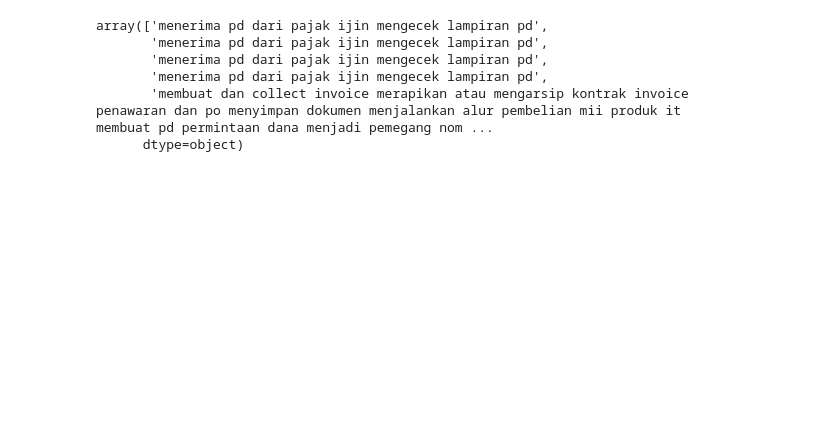
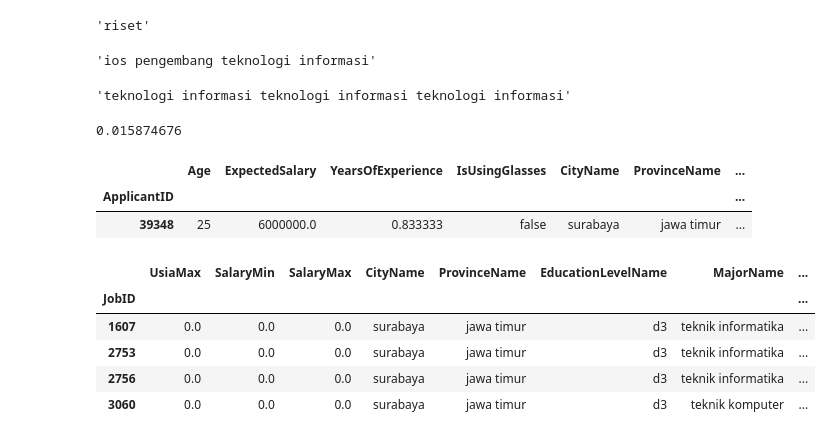
Before and after one commit to fn-hide/eris_job, a Jupyter notebook: gensim 2.ipynb, the cells around one changed output. Saved outputs shown, nothing was run; the diff lists cells and outputs as text; code cells hidden in the pictures; blank space fills up the shorter version.

```diff
--- a/gensim 2.ipynb
+++ b/gensim 2.ipynb
@@ -152,6 +155,10 @@ df_job.Description = df_job.Description.map(
     clean_text
 ).apply(
     lambda x: change_words(slangwords, x)
+).apply(
+    lambda x: change_words(englishwords, x)
+).apply(
+    lambda x: change_words(slangwords, x)
 ).map(
     stemmer.stem
 )
@@ -178,2 +206,21 @@ stemmer.stem('bertanggung jawab')
+# %%
+df_job.JobTitle = df_job.JobTitle.map(
+    remove_insideparentheses
+).map(
+    remove_standalonesymbols
+).map(
+    remove_morespace
+).apply(
+    lambda x: change_words(slangjobs, x)
+)
+df_job.FunctionPositionName = df_job.FunctionPositionName.map(
+    remove_insideparentheses
+).map(
+    remove_standalonesymbols
+).map(
+    remove_morespace
+).apply(
+    lambda x: change_words(slangjobs, x)
+)
 # %%
 corpus = list(set(' '.join([i for i in df_job.Description.values]).split()))
@@ -299,0 +385,19 @@ False
+# %%
+# concatenate JobTitle and FunctionPositionName to be textual feature together
+df_job.JobTitle = df_job.JobTitle.str.cat(
+    df_job.FunctionPositionName, sep=' '
+)
+df_job.rename(columns={'JobTitle': 'JobTitlePosition'}, inplace=True)
+df_job.drop(columns=['FunctionPositionName'], inplace=True)
+
+# concatenate Description and Requirement to be textual feature together
+df_job.Description = df_job.Description.str.cat(
+    df_job.Requirement, sep=' '
+)
+df_job.rename(columns={'Description': 'DescriptionRequirement'}, inplace=True)
+df_job.drop(columns=['Requirement'], inplace=True)
+
+df_job = df_job[~(df_job.DescriptionRequirement == ' ')]
+# %%
+df_job['Texts'] = df_job.JobTitlePosition + ' ' + df_job.DescriptionRequirement
+df_applicant['Texts'] = df_applicant.Position + ' ' + df_applicant.DescriptionStrengthness
@@ -300,9 +507,31 @@ False
+# %%
+df_applicant.DescriptionStrengthness.loc[39348].split()[0]
+# %% [output]
+'riset'
+# %%
+df_job.JobTitlePosition.loc[3060]
+# %% [output]
+'ios pengembang teknologi informasi'
+# %%
+df_applicant.Position.loc[13]
+# %% [output]
+'teknologi informasi teknologi informasi teknologi informasi'
+# %%
+d2v_model.similarity_unseen_docs([df_job.JobTitlePosition.loc[1607]], [df_applicant.Position.loc[39348]])
+# %% [output]
+0.015874676
+# %%
+df_applicant[df_applicant.Position.str.contains('ios')]
+# %% [output]
+|  | Age | ExpectedSalary | YearsOfExperience | IsUsingGlasses | CityName | ProvinceName | ... |
+| ApplicantID |  |  |  |  |  |  | ... |
+| 39348 | 25 | 6000000.0 | 0.833333 | false | surabaya | jawa timur | ... |
 # %%
-df_job.Description[df_job.Description.str.contains(' pd ')].values
+df_job[df_job.JobTitlePosition.str.contains('ios')]
 # %% [output]
-array(['menerima pd dari pajak ijin mengecek lampiran pd',
-       'menerima pd dari pajak ijin mengecek lampiran pd',
-       'menerima pd dari pajak ijin mengecek lampiran pd',
-       'menerima pd dari pajak ijin mengecek lampiran pd',
-       'membuat dan collect invoice merapikan atau mengarsip kontrak invoice penawaran dan po menyimpan dokumen menjalankan alur pembelian mii produk it membuat pd permintaan dana menjadi pemegang nom ...
-      dtype=object)
+|  | UsiaMax | SalaryMin | SalaryMax | CityName | ProvinceName | EducationLevelName | MajorName | ... |
+| JobID |  |  |  |  |  |  |  | ... |
+| 1607 | 0.0 | 0.0 | 0.0 | surabaya | jawa timur | d3 | teknik informatika | ... |
+| 2753 | 0.0 | 0.0 | 0.0 | surabaya | jawa timur | d3 | teknik informatika | ... |
+| 2756 | 0.0 | 0.0 | 0.0 | surabaya | jawa timur | d3 | teknik informatika | ... |
+| 3060 | 0.0 | 0.0 | 0.0 | surabaya | jawa timur | d3 | teknik komputer | ... |
```
Also changed, not shown: parts of 34 cells of this notebook, 4 other files.
